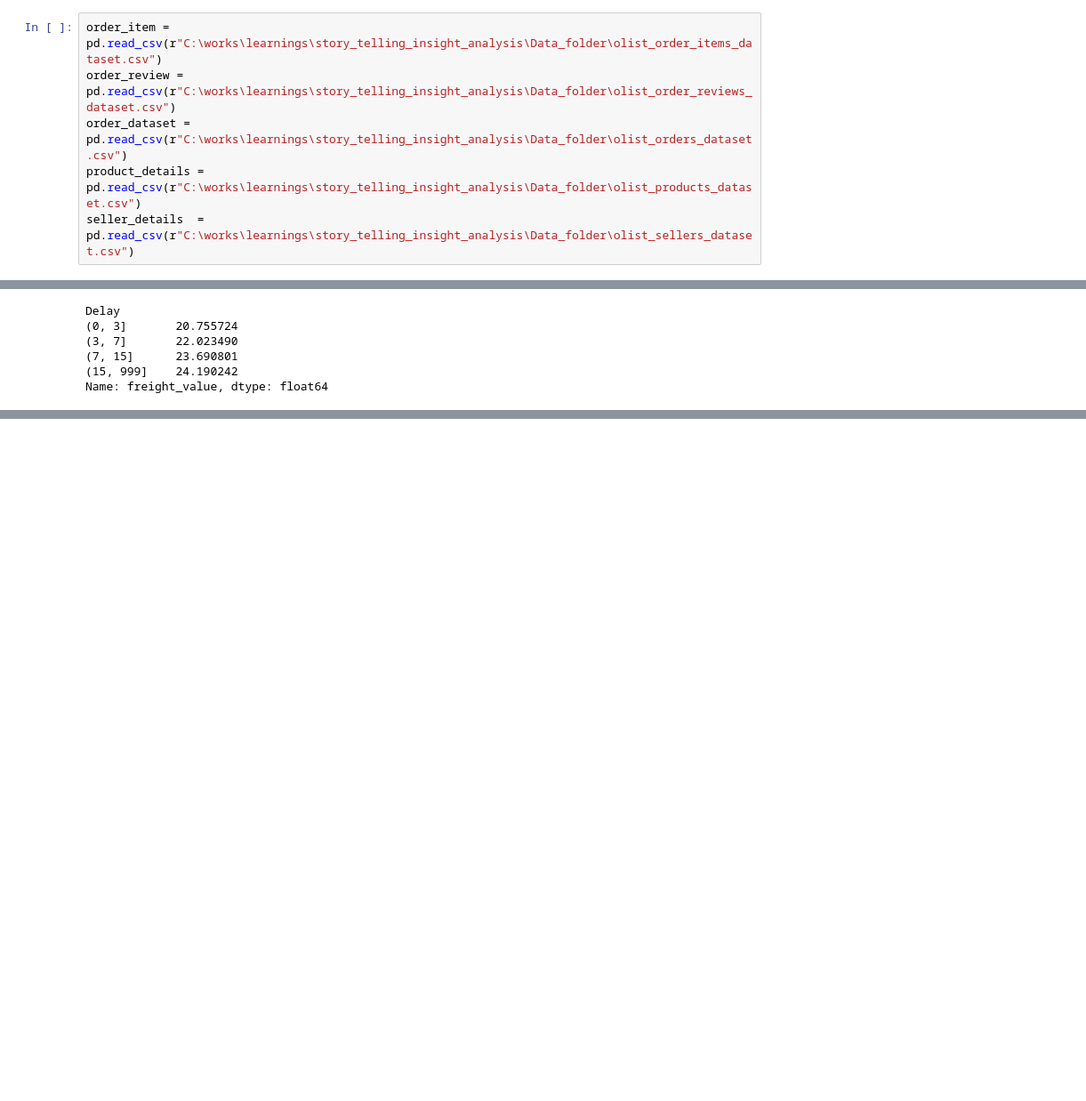
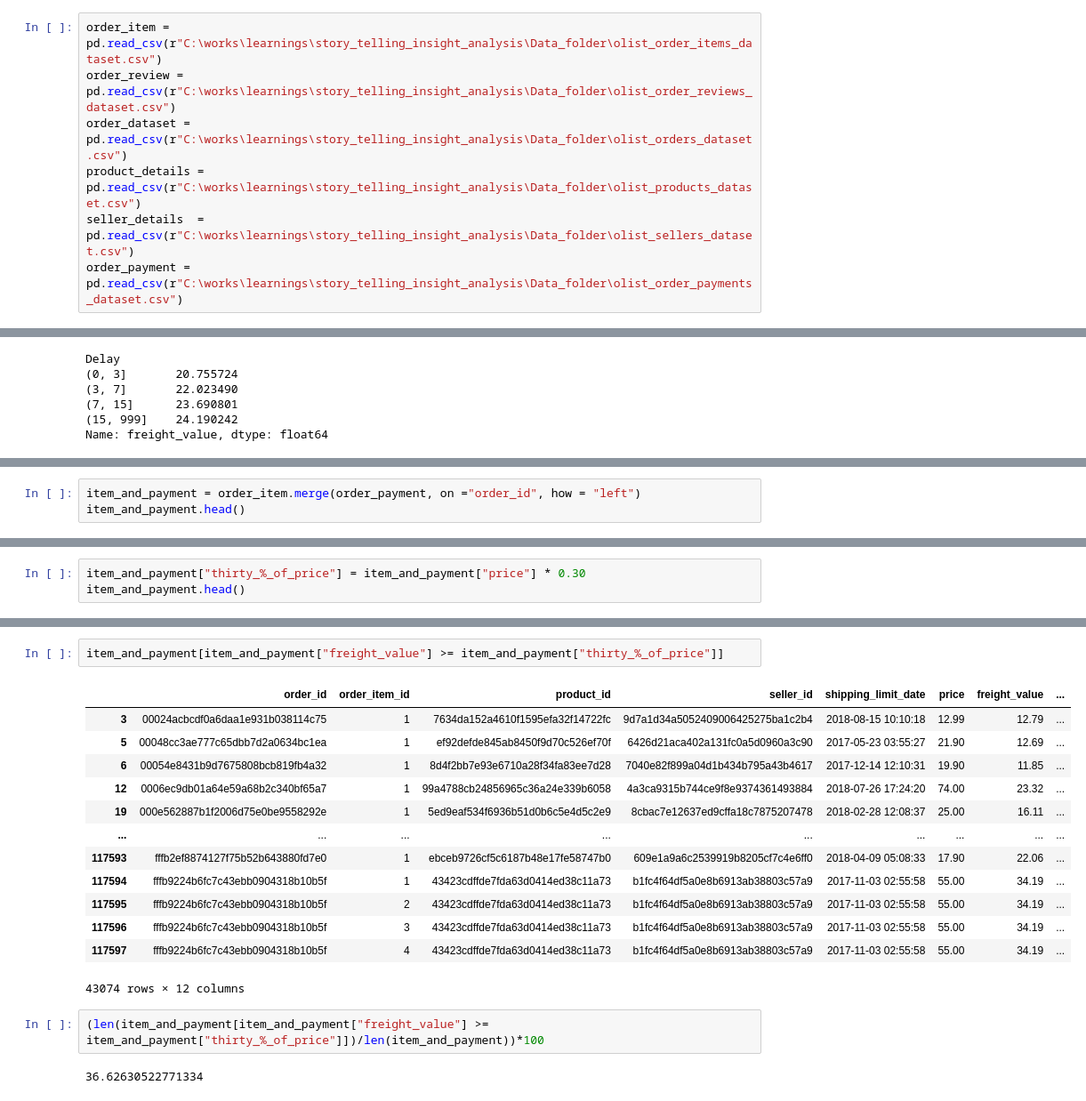
Before and after one commit to RithikDatascientist/works, a Jupyter notebook: learnings/story_telling_insight_analysis/brazill_ecommerce_anlaysis.ipynb, the cells around one changed output, grey strips where cells are left out. Shown at 89% size. Saved outputs shown, nothing was run; the diff lists cells and outputs as text; blank space fills up the shorter version.

```diff
--- a/learnings/story_telling_insight_analysis/brazill_ecommerce_anlaysis.ipynb
+++ b/learnings/story_telling_insight_analysis/brazill_ecommerce_anlaysis.ipynb
@@ -7,6 +7,7 @@ order_review = pd.read_csv(r"C:\works\learnings\story_telling_insight_analysis\D
 order_dataset = pd.read_csv(r"C:\works\learnings\story_telling_insight_analysis\Data_folder\olist_orders_dataset.csv")
 product_details = pd.read_csv(r"C:\works\learnings\story_telling_insight_analysis\Data_folder\olist_products_dataset.csv")
 seller_details  = pd.read_csv(r"C:\works\learnings\story_telling_insight_analysis\Data_folder\olist_sellers_dataset.csv")
+order_payment = pd.read_csv(r"C:\works\learnings\story_telling_insight_analysis\Data_folder\olist_order_payments_dataset.csv")
 # %%
 order_dataset.head()
 # %% [output]
@@ -181,0 +241,3 @@ Name: freight_value, dtype: float64
+# %%
+item_and_payment = order_item.merge(order_payment, on ="order_id", how = "left")
+item_and_payment.head()
@@ -181,0 +266,3 @@ Name: freight_value, dtype: float64
+# %%
+item_and_payment["thirty_%_of_price"] = item_and_payment["price"] * 0.30
+item_and_payment.head()
@@ -181,0 +276,20 @@ Name: freight_value, dtype: float64
+# %%
+item_and_payment[item_and_payment["freight_value"] >= item_and_payment["thirty_%_of_price"]]
+# %% [output]
+|  | order_id | order_item_id | product_id | seller_id | shipping_limit_date | price | freight_value | ... |
+| 3 | 00024acbcdf0a6daa1e931b038114c75 | 1 | 7634da152a4610f1595efa32f14722fc | 9d7a1d34a5052409006425275ba1c2b4 | 2018-08-15 10:10:18 | 12.99 | 12.79 | ... |
+| 5 | 00048cc3ae777c65dbb7d2a0634bc1ea | 1 | ef92defde845ab8450f9d70c526ef70f | 6426d21aca402a131fc0a5d0960a3c90 | 2017-05-23 03:55:27 | 21.90 | 12.69 | ... |
+| 6 | 00054e8431b9d7675808bcb819fb4a32 | 1 | 8d4f2bb7e93e6710a28f34fa83ee7d28 | 7040e82f899a04d1b434b795a43b4617 | 2017-12-14 12:10:31 | 19.90 | 11.85 | ... |
+| 12 | 0006ec9db01a64e59a68b2c340bf65a7 | 1 | 99a4788cb24856965c36a24e339b6058 | 4a3ca9315b744ce9f8e9374361493884 | 2018-07-26 17:24:20 | 74.00 | 23.32 | ... |
+| 19 | 000e562887b1f2006d75e0be9558292e | 1 | 5ed9eaf534f6936b51d0b6c5e4d5c2e9 | 8cbac7e12637ed9cffa18c7875207478 | 2018-02-28 12:08:37 | 25.00 | 16.11 | ... |
+| ... | ... | ... | ... | ... | ... | ... | ... | ... |
+| 117593 | fffb2ef8874127f75b52b643880fd7e0 | 1 | ebceb9726cf5c6187b48e17fe58747b0 | 609e1a9a6c2539919b8205cf7c4e6ff0 | 2018-04-09 05:08:33 | 17.90 | 22.06 | ... |
+| 117594 | fffb9224b6fc7c43ebb0904318b10b5f | 1 | 43423cdffde7fda63d0414ed38c11a73 | b1fc4f64df5a0e8b6913ab38803c57a9 | 2017-11-03 02:55:58 | 55.00 | 34.19 | ... |
+| 117595 | fffb9224b6fc7c43ebb0904318b10b5f | 2 | 43423cdffde7fda63d0414ed38c11a73 | b1fc4f64df5a0e8b6913ab38803c57a9 | 2017-11-03 02:55:58 | 55.00 | 34.19 | ... |
+| 117596 | fffb9224b6fc7c43ebb0904318b10b5f | 3 | 43423cdffde7fda63d0414ed38c11a73 | b1fc4f64df5a0e8b6913ab38803c57a9 | 2017-11-03 02:55:58 | 55.00 | 34.19 | ... |
+| 117597 | fffb9224b6fc7c43ebb0904318b10b5f | 4 | 43423cdffde7fda63d0414ed38c11a73 | b1fc4f64df5a0e8b6913ab38803c57a9 | 2017-11-03 02:55:58 | 55.00 | 34.19 | ... |
+43074 rows × 12 columns
+# %%
+(len(item_and_payment[item_and_payment["freight_value"] >= item_and_payment["thirty_%_of_price"]])/len(item_and_payment))*100
+# %% [output]
+36.62630522771334
```
Also changed, not shown: parts of 15 cells of this notebook.
